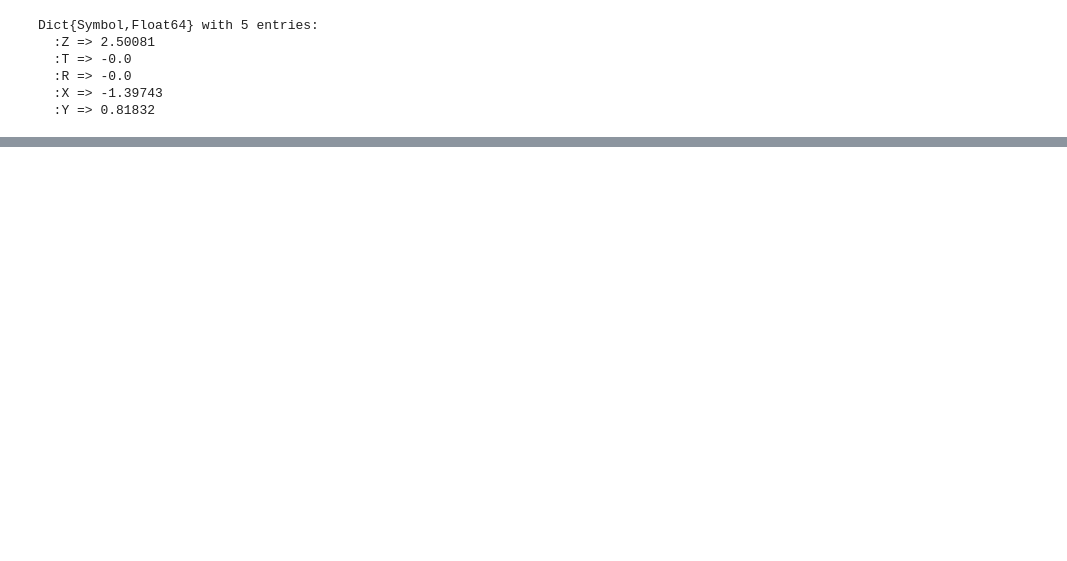
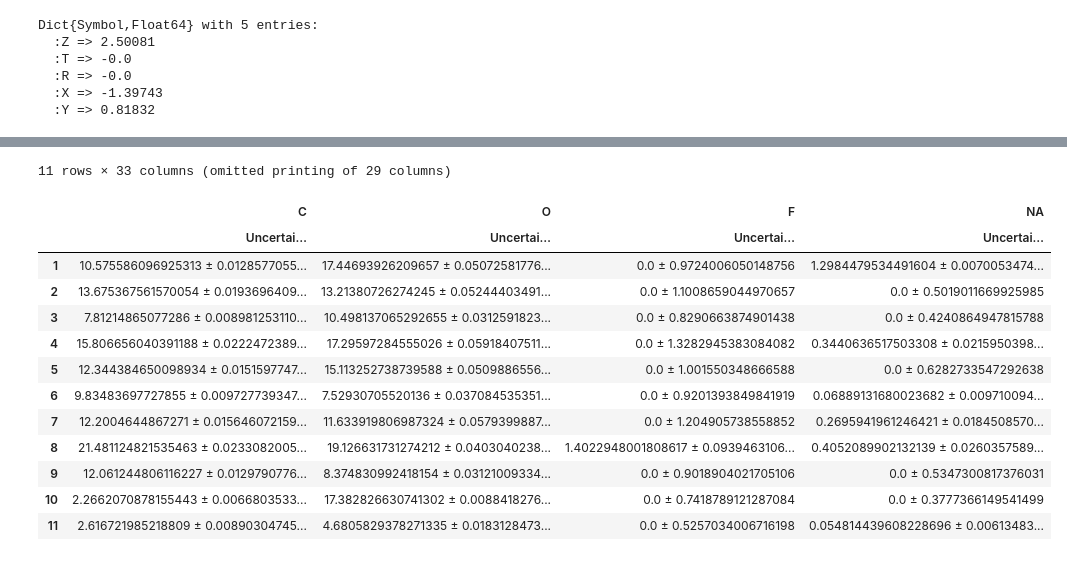
Before and after one commit to NicholasWMRitchie/NeXLNotebooks, a Jupyter notebook: NeXLSpectrum/ZepTest.ipynb, the cells around one changed output, grey strips where cells are left out. Cells and saved outputs as stored; diff of their text form; code cells hidden in the pictures; blank space fills up the shorter version.

Commit message:
Working on quant(zep)

```diff
--- a/NeXLSpectrum/ZepTest.ipynb
+++ b/NeXLSpectrum/ZepTest.ipynb
@@ -66,4 +64,4 @@ Dict{Symbol,Float64} with 5 entries:
 # %%
 elms = ( n"Ag", n"Al", n"Ba", n"Bi", n"Br", n"C", n"Ca", n"Ce", n"Cl", n"Co", n"Cr", n"Cu", n"F", n"Fe", n"K", n"Mg", n"Mn", n"Na", n"Nd", n"Ni",
     n"O", n"P", n"Pb", n"S", n"Sb", n"Si", n"Sn", n"Sr", n"Ti", n"V", n"W", n"Zn", n"Zr" )
-stds = Dict{Element,Spectrum}( elm => readEMSA("Zepellin\\Standards\\$(elm.symbol) std.msa") for elm in elms)
+refs = Dict{Element,Spectrum}( elm => readEMSA("Zepellin\\Standards\\$(elm.symbol) std.msa") for elm in elms);
@@ -160,0 +68,2 @@ res = zep.data[:, cols]
+# %%
+det = matching(refs[n"Fe"],132.0)
@@ -160,0 +72,2 @@ res = zep.data[:, cols]
+# %%
+res2=NeXLParticle.quantify(zep, det, refs);
@@ -160,0 +92,17 @@ res = zep.data[:, cols]
+# %%
+res2[102:112,:]
+# %% [output]
+11 rows × 33 columns (omitted printing of 29 columns)
+|  | C | O | F | NA |
+|  | Uncertai… | Uncertai… | Uncertai… | Uncertai… |
+| 1 | 10.575586096925313 ± 0.0128577055... | 17.44693926209657 ± 0.05072581776... | 0.0 ± 0.9724006050148756 | 1.2984479534491604 ± 0.0070053474... |
+| 2 | 13.675367561570054 ± 0.0193696409... | 13.21380726274245 ± 0.05244403491... | 0.0 ± 1.1008659044970657 | 0.0 ± 0.5019011669925985 |
+| 3 | 7.81214865077286 ± 0.008981253110... | 10.498137065292655 ± 0.0312591823... | 0.0 ± 0.8290663874901438 | 0.0 ± 0.4240864947815788 |
+| 4 | 15.806656040391188 ± 0.0222472389... | 17.29597284555026 ± 0.05918407511... | 0.0 ± 1.3282945383084082 | 0.3440636517503308 ± 0.0215950398... |
+| 5 | 12.344384650098934 ± 0.0151597747... | 15.113252738739588 ± 0.0509886556... | 0.0 ± 1.001550348666588 | 0.0 ± 0.6282733547292638 |
+| 6 | 9.83483697727855 ± 0.009727739347... | 7.52930705520136 ± 0.037084535351... | 0.0 ± 0.9201393849841919 | 0.06889131680023682 ± 0.009710094... |
+| 7 | 12.2004644867271 ± 0.015646072159... | 11.633919806987324 ± 0.0579399887... | 0.0 ± 1.204905738558852 | 0.2695941961246421 ± 0.0184508570... |
+| 8 | 21.481124821535463 ± 0.0233082005... | 19.126631731274212 ± 0.0403040238... | 1.4022948001808617 ± 0.0939463106... | 0.4052089902132139 ± 0.0260357589... |
+| 9 | 12.061244806116227 ± 0.0129790776... | 8.374830992418154 ± 0.03121009334... | 0.0 ± 0.9018904021705106 | 0.0 ± 0.5347300817376031 |
+| 10 | 2.2662070878155443 ± 0.0066803533... | 17.382826630741302 ± 0.0088418276... | 0.0 ± 0.7418789121287084 | 0.0 ± 0.3777366149541499 |
+| 11 | 2.616721985218809 ± 0.00890304745... | 4.6805829378271335 ± 0.0183128473... | 0.0 ± 0.5257034006716198 | 0.054814439608228696 ± 0.00613483... |
```
Also changed, not shown: parts of 10 cells of this notebook.
